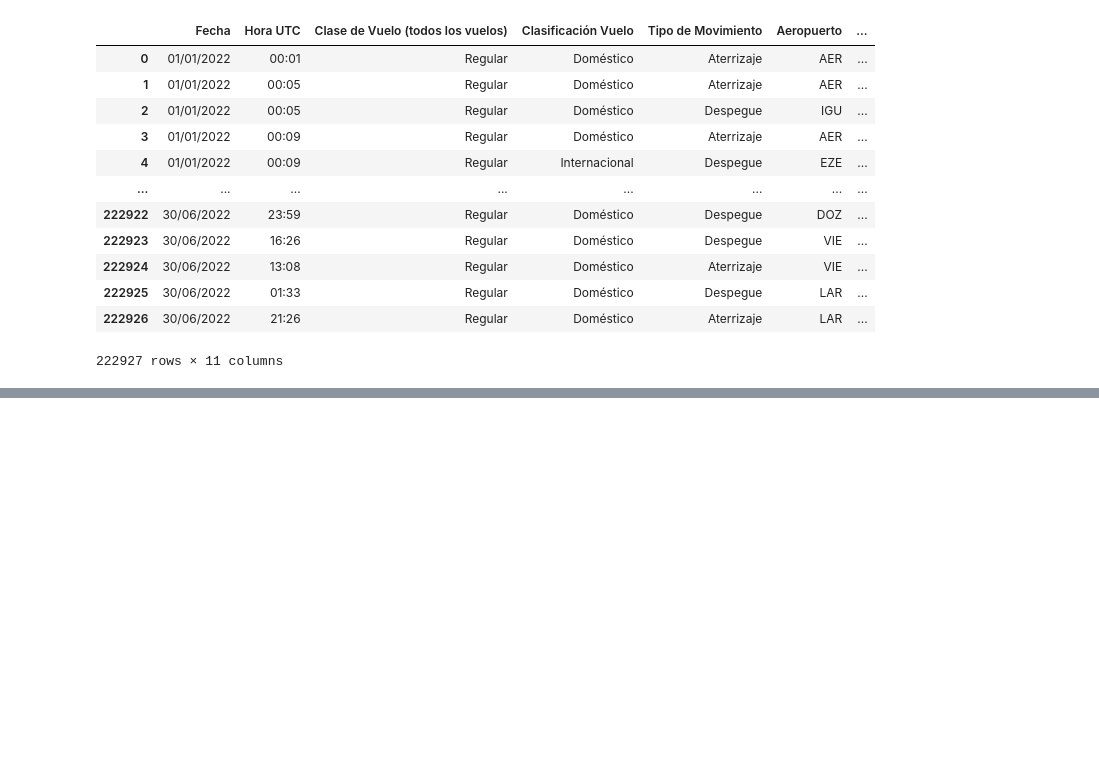
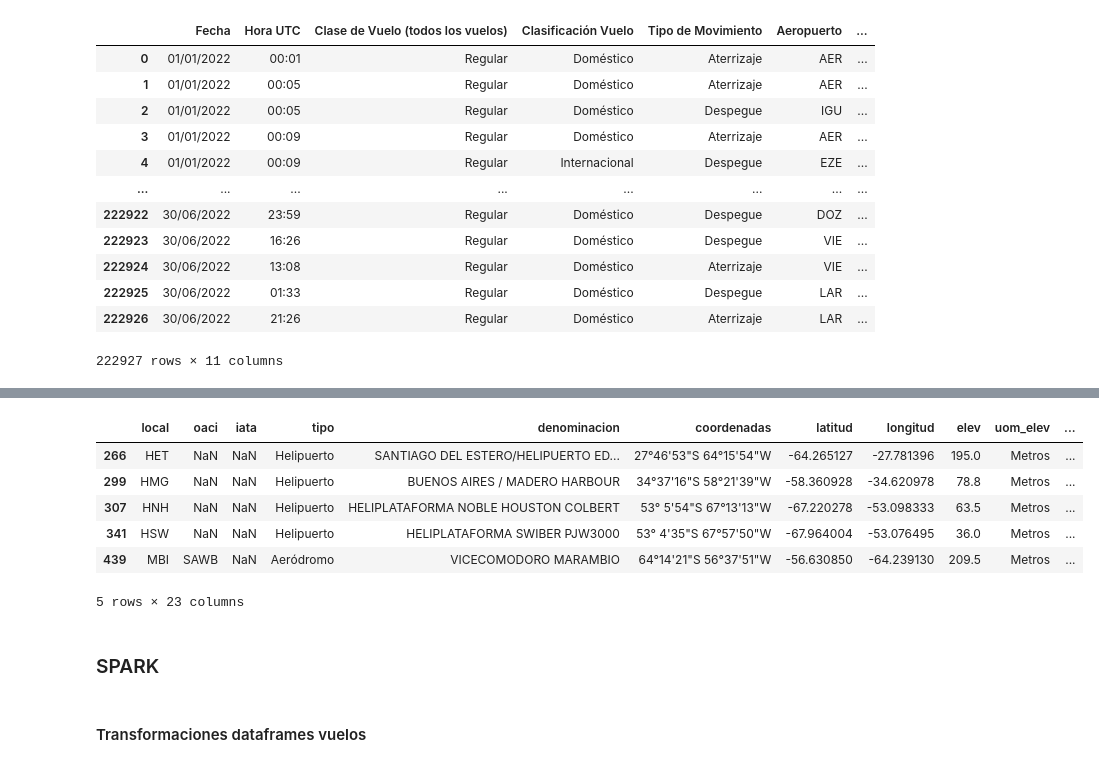
Before and after one commit to gabrielfernandorey/EDVAI, a Jupyter notebook: TP Final/Edvai_TP_Final.ipynb, the cells around one changed output, grey strips where cells are left out. Drawn from its saved outputs; the diff is of its cells as text; code cells hidden in the pictures; blank space fills up the shorter version.

```diff
--- a/TP Final/Edvai_TP_Final.ipynb
+++ b/TP Final/Edvai_TP_Final.ipynb
@@ -215,0 +176,15 @@ nulos
+# %%
+# Validamos si hay valores nulos en distancia_ref
+df_aeropuertos[df_aeropuertos['distancia_ref'].isna()]
+# %% [output]
+|  | local | oaci | iata | tipo | denominacion | coordenadas | latitud | longitud | elev | uom_elev | ... |
+| 266 | HET | NaN | NaN | Helipuerto | SANTIAGO DEL ESTERO/HELIPUERTO ED... | 27°46'53"S 64°15'54"W | -64.265127 | -27.781396 | 195.0 | Metros | ... |
+| 299 | HMG | NaN | NaN | Helipuerto | BUENOS AIRES / MADERO HARBOUR | 34°37'16"S 58°21'39"W | -58.360928 | -34.620978 | 78.8 | Metros | ... |
+| 307 | HNH | NaN | NaN | Helipuerto | HELIPLATAFORMA NOBLE HOUSTON COLBERT | 53° 5'54"S 67°13'13"W | -67.220278 | -53.098333 | 63.5 | Metros | ... |
+| 341 | HSW | NaN | NaN | Helipuerto | HELIPLATAFORMA SWIBER PJW3000 | 53° 4'35"S 67°57'50"W | -67.964004 | -53.076495 | 36.0 | Metros | ... |
+| 439 | MBI | SAWB | NaN | Aeródromo | VICECOMODORO MARAMBIO | 64°14'21"S 56°37'51"W | -56.630850 | -64.239130 | 209.5 | Metros | ... |
+5 rows × 23 columns
+# %% [markdown]
+### SPARK
+# %% [markdown]
+#### Transformaciones dataframes vuelos
```
Also changed, not shown: parts of 44 cells of this notebook.
